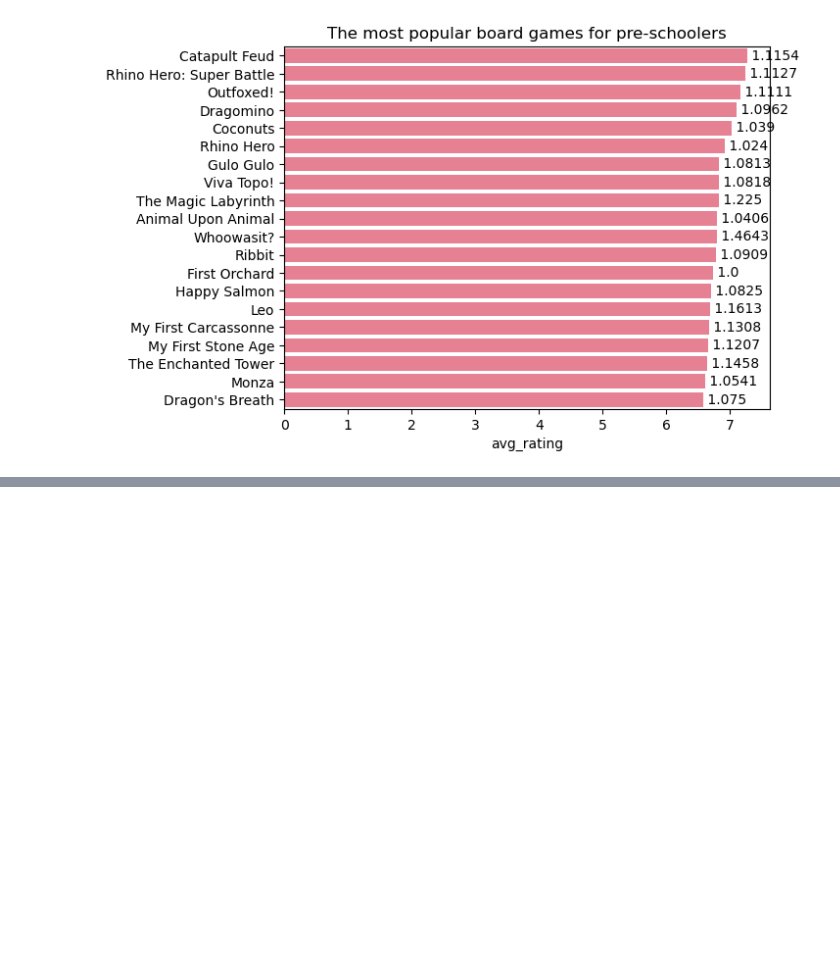
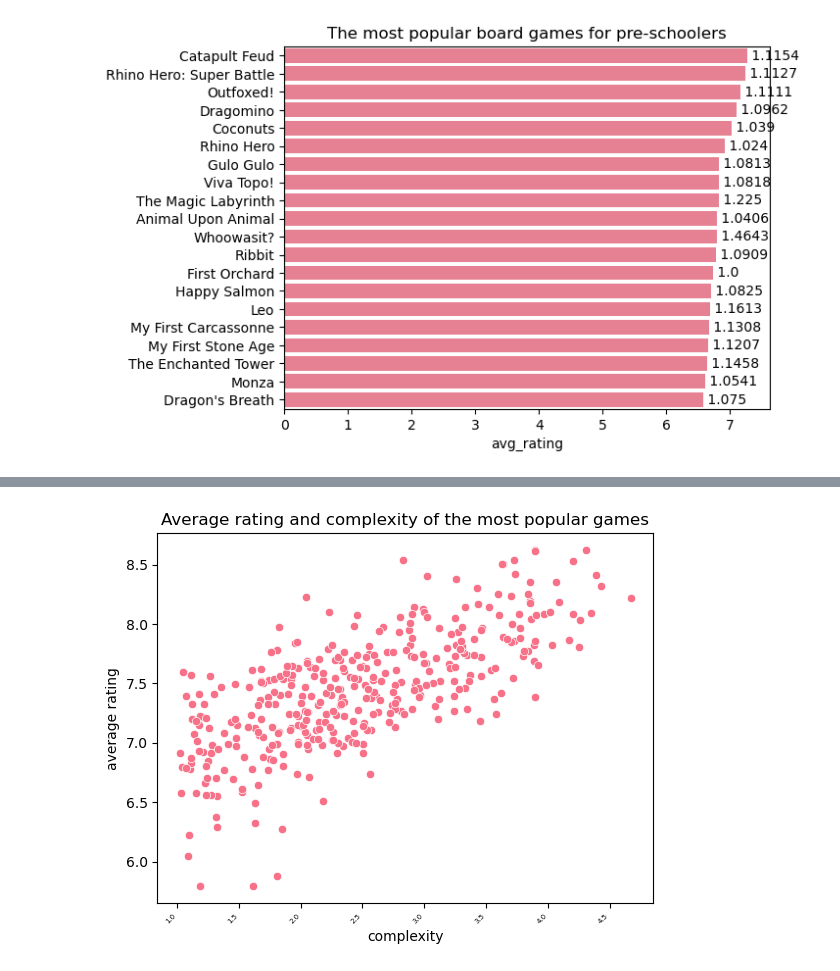
Before and after one commit to Katsiaryna-B/BoardGames, a Jupyter notebook: BG.ipynb, the cells around one changed output, grey strips where cells are left out. Saved outputs shown, nothing was run; the diff lists cells and outputs as text; code cells hidden in the pictures; blank space fills up the shorter version.

```diff
--- a/BG.ipynb
+++ b/BG.ipynb
@@ -312,0 +351,8 @@ plt.show()
+# %%
+sns.scatterplot(data=df2000top, y = 'avg_rating', x = 'complexity')
+plt.xticks(rotation=45, ha ='right', size = 5)
+plt.ylabel('average rating')
+plt.title('Average rating and complexity of the most popular games')
+plt.show()
+# %% [output]
+[figure, added]
```
Also changed, not shown: parts of 6 cells of this notebook.
